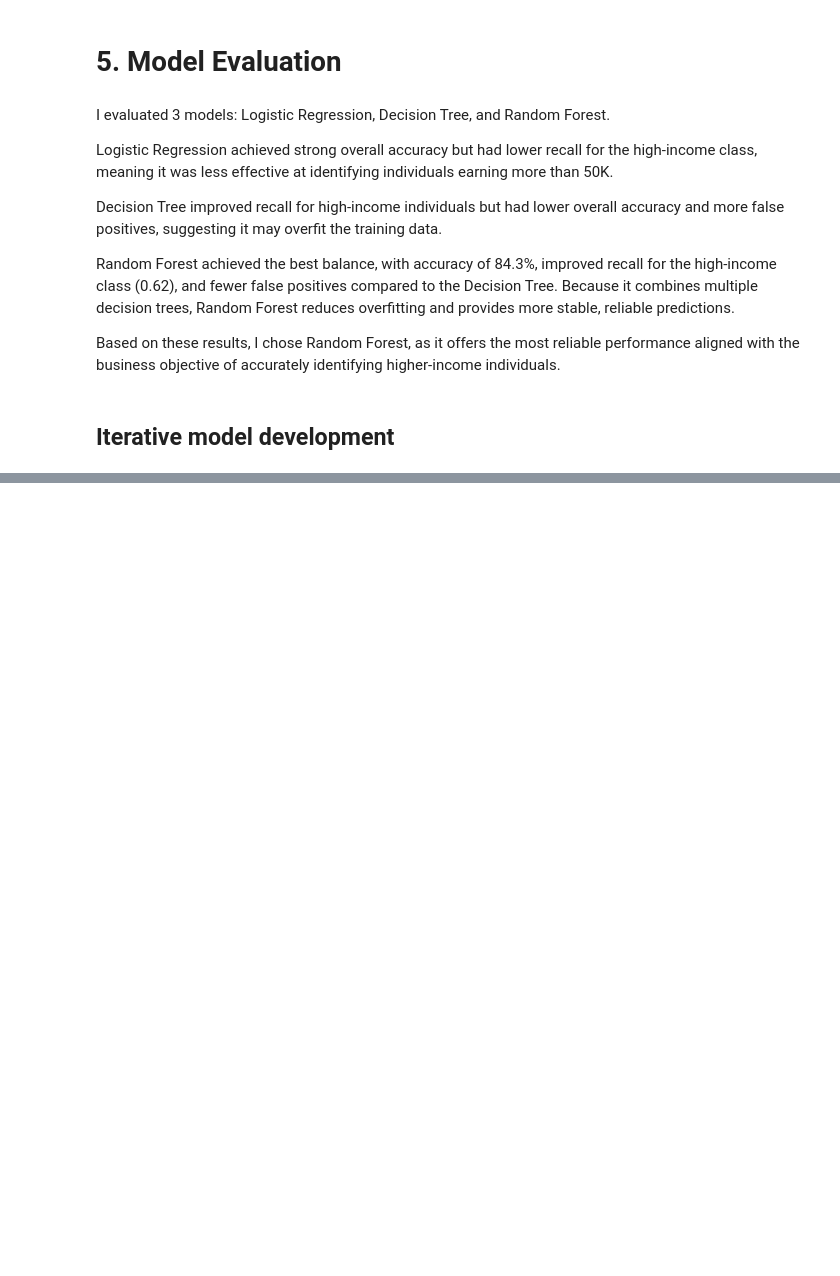
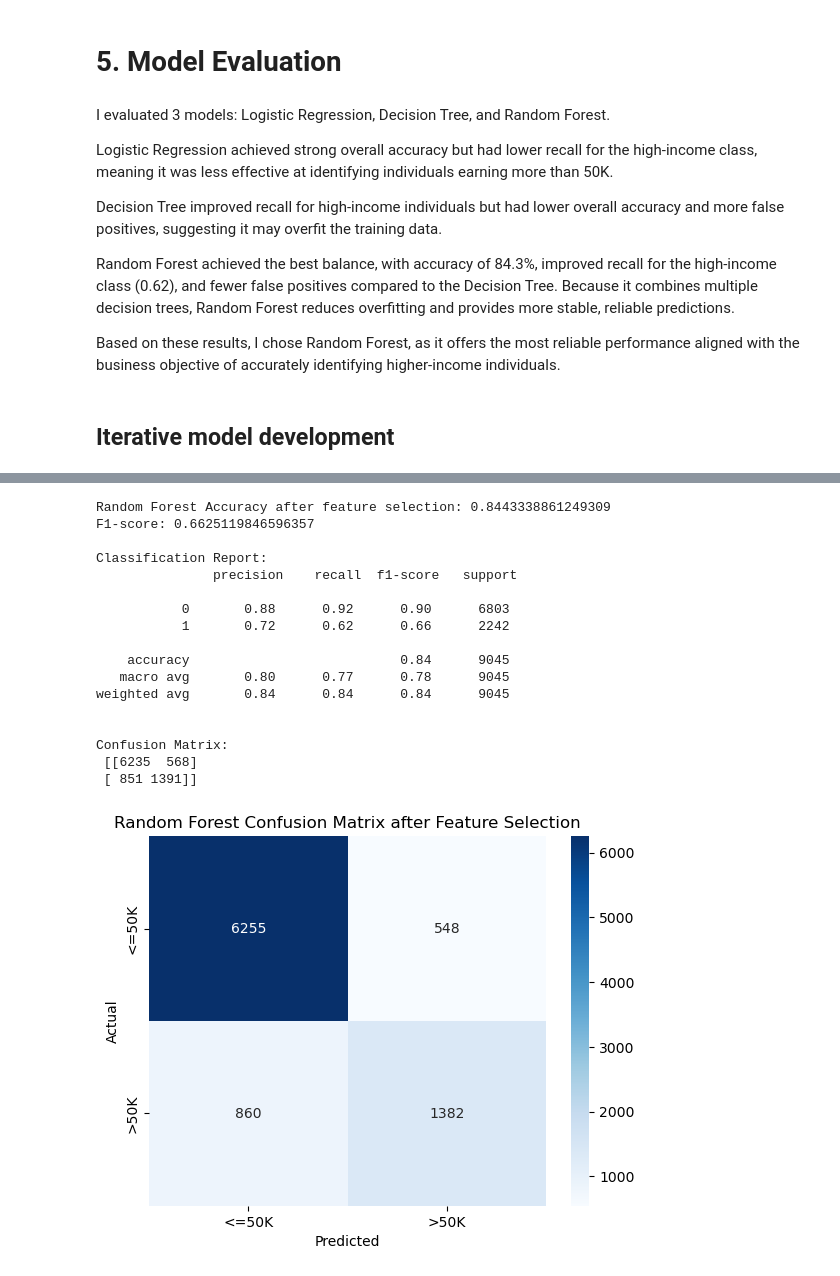
Before and after one commit to keepingitriel/mldp-project, a Jupyter notebook: MLDP Program Codes Submission Template.ipynb, the cells around one changed output, grey strips where cells are left out. Drawn from its saved outputs; the diff is of its cells as text; code cells hidden in the pictures; blank space fills up the shorter version.

```diff
--- a/MLDP Program Codes Submission Template.ipynb
+++ b/MLDP Program Codes Submission Template.ipynb
@@ -468,0 +513,49 @@ Based on these results, I chose Random Forest, as it offers the most reliable pe
+# %%
+low_importance_features = ['gender_Male', 'relationship_Not-in-family', 'occupation_Exec-managerial']
+
+X_train_selected = X_train_scaled.drop(columns=low_importance_features)
+X_test_selected = X_test_scaled.drop(columns=low_importance_features)
+# %%
+from sklearn.ensemble import RandomForestClassifier
+from sklearn.metrics import accuracy_score, f1_score, classification_report, confusion_matrix
+import seaborn as sns
+import matplotlib.pyplot as plt
+
+rf_selected = RandomForestClassifier(random_state=42)
+rf_selected.fit(X_train_selected, y_train)
+
+y_pred_selected = rf_selected.predict(X_test_selected)
+
+
+print("Random Forest Accuracy after feature selection:", accuracy_score(y_test, y_pred_selected))
+print("F1-score:", f1_score(y_test, y_pred_selected))
+print("\nClassification Report:\n", classification_report(y_test, y_pred_selected))
+
+
+cm_selected = confusion_matrix(y_test, y_pred_selected)
+print("\nConfusion Matrix:\n", cm)
+
+sns.heatmap(cm_selected, annot=True, fmt='d', cmap='Blues', xticklabels=['<=50K','>50K'], yticklabels=['<=50K','>50K'])
+plt.xlabel("Predicted")
+plt.ylabel("Actual")
+plt.title("Random Forest Confusion Matrix after Feature Selection")
+plt.show()
+# %% [output]
+Random Forest Accuracy after feature selection: 0.8443338861249309
+F1-score: 0.6625119846596357
+
+Classification Report:
+               precision    recall  f1-score   support
+
+           0       0.88      0.92      0.90      6803
+           1       0.72      0.62      0.66      2242
+
+    accuracy                           0.84      9045
+   macro avg       0.80      0.77      0.78      9045
+weighted avg       0.84      0.84      0.84      9045
+
+
+Confusion Matrix:
+ [[6235  568]
+ [ 851 1391]]
+[figure, added]
```
Also changed, not shown: parts of 5 cells of this notebook.
